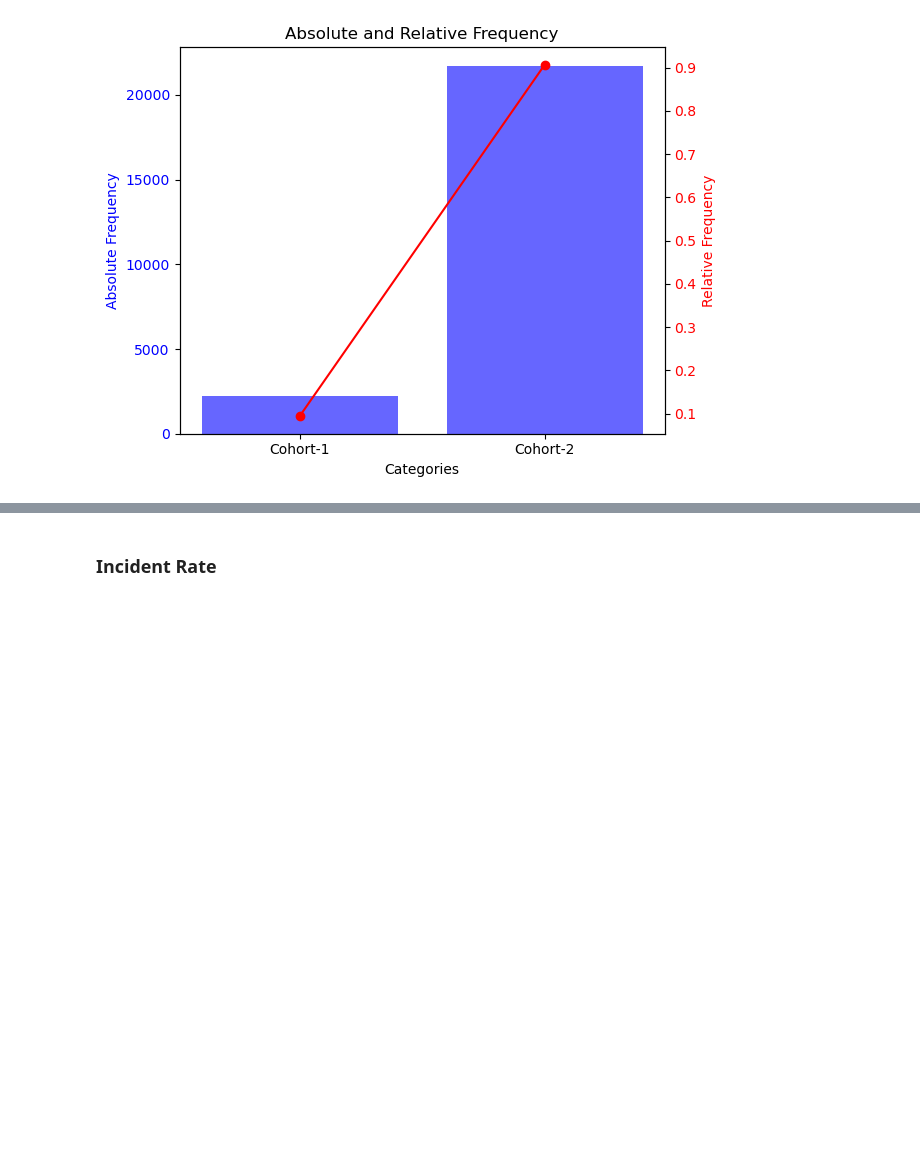
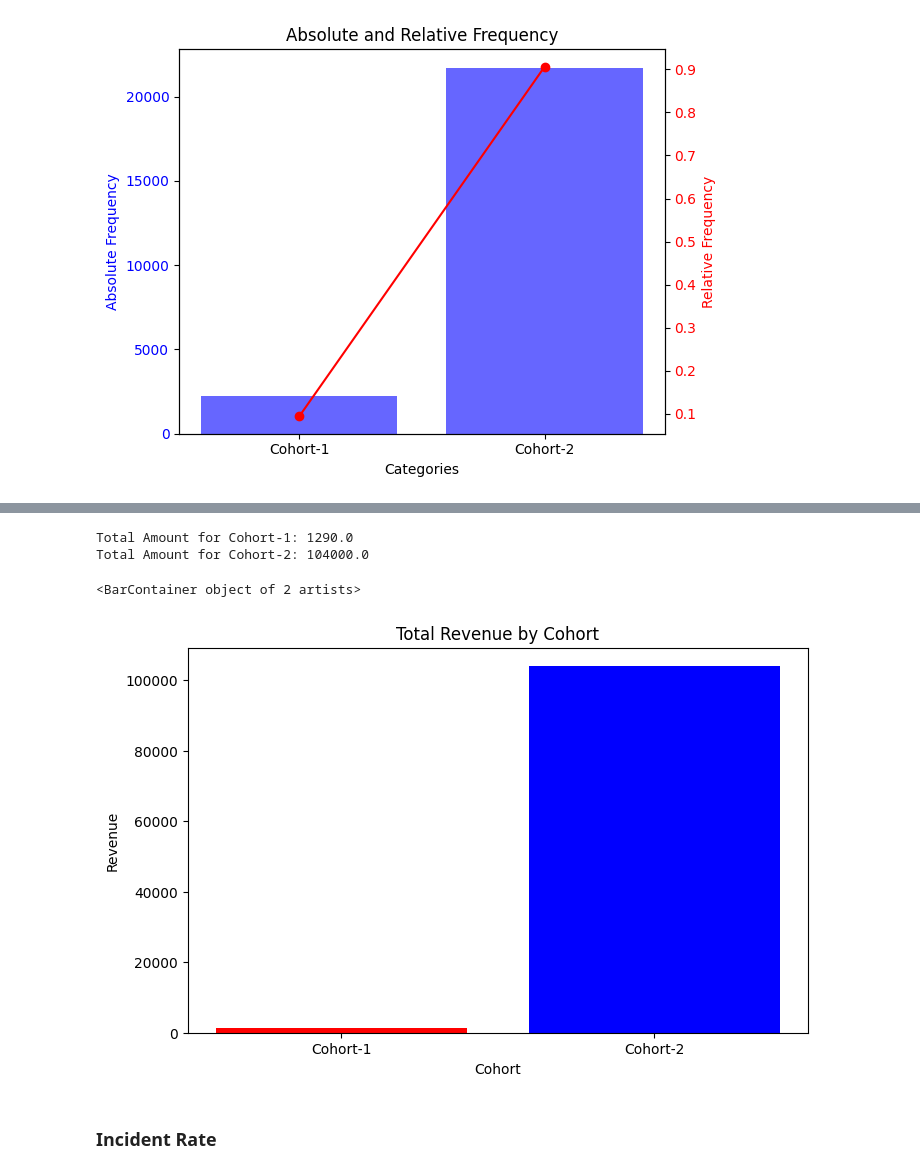
Before and after one commit to martaverfer/project-1-ironhack-payments-2-en, a Jupyter notebook: jupyter_notebooks/main.ipynb, the cells around one changed output, grey strips where cells are left out. Cells and saved outputs as stored; diff of their text form; code cells hidden in the pictures; blank space fills up the shorter version.

```diff
--- a/jupyter_notebooks/main.ipynb
+++ b/jupyter_notebooks/main.ipynb
@@ -470,0 +473,13 @@ plt.show()
+# %%
+print("NaNs id in df_fees",df_fees["id"].isnull().sum())
+print("NaNs cash_request_id in df_fees",df_fees["cash_request_id"].isnull().sum())
+print("NaNs cash_request id in df_cash_request", df_cash_request["cash_request_id"].isnull().sum())
+
+merged_df_fees = df_fees.copy()
+
+# create column "cohort" in df_fees and map cohort values from df_cash_request to df_fees based on the cash_request_id column
+merged_df_fees["cohort"] = merged_df_fees["cash_request_id"].map(df_cash_request.set_index("cash_request_id")["cohort"])
+
+print("NaNs cohort in df_fees",merged_df_fees["cohort"].isnull().sum())
+
+merged_df_fees
@@ -471,2 +514,30 @@ plt.show()
+# %%
+# Sum total amount for "cohorts-1"
+cohort1_total = merged_df_fees[merged_df_fees["cohort"] == "Cohort-1"]["total_amount"].sum()
+
+# Sum total amount for "cohorts-2"
+cohort2_total = merged_df_fees[merged_df_fees["cohort"] == "Cohort-2"]["total_amount"].sum()
+
+print(f"Total Amount for Cohort-1: {cohort1_total}")
+print(f"Total Amount for Cohort-2: {cohort2_total}")
+# %% [output]
+Total Amount for Cohort-1: 1290.0
+Total Amount for Cohort-2: 104000.0
+# %%
+
+
+data = { "cohort": ["Cohort-1", "Cohort-2"], "Total_amount": [cohort1_total, cohort2_total]}
+
+df = pd.DataFrame(data)
+
+df
+plt.figure(figsize=(8,5))
+plt.xlabel("Cohort")
+plt.ylabel("Revenue")
+plt.title('Total Revenue by Cohort')
+plt.bar(df.cohort, df["Total_amount"], color= ["Red","Blue"], edgecolor=None, width=0.8, align='center', alpha=None, label=None)
+# %% [output]
+<BarContainer object of 2 artists>
+[figure, added]
 # %% [markdown]
 ### Incident Rate
```
Also changed, not shown: parts of 10 cells of this notebook, 3 other files.
